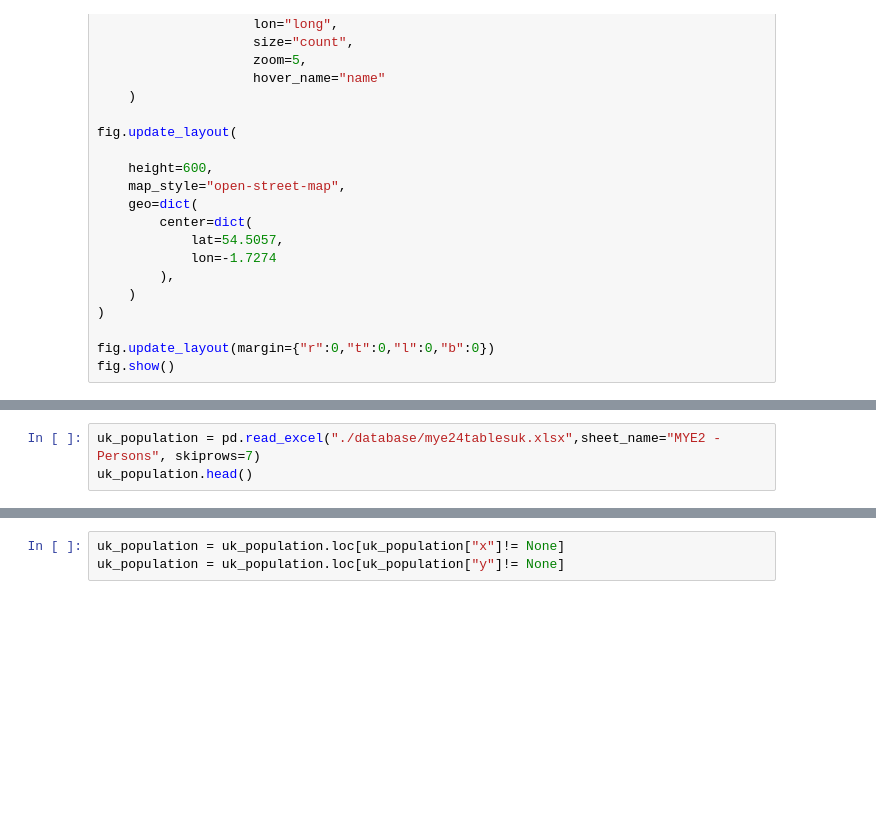
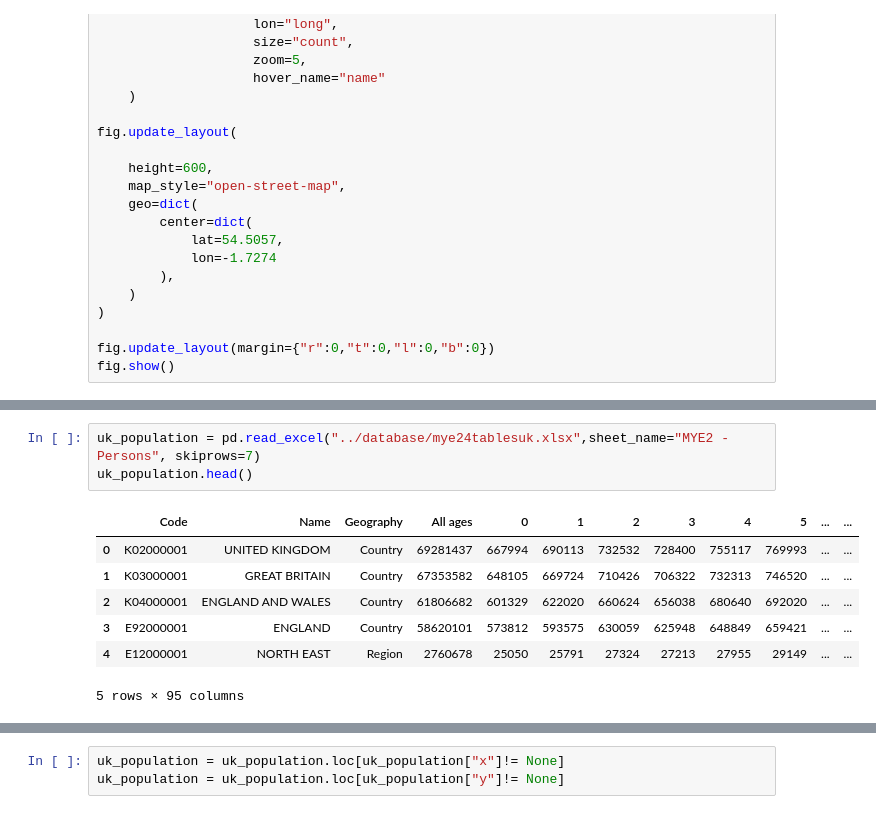
Before and after one commit to ItsVasconcellos/final-year-project, a Jupyter notebook: dataset_exploration/statiscal_analysis.ipynb, the cells around one changed output, grey strips where cells are left out. Saved outputs shown, nothing was run; the diff lists cells and outputs as text; blank space fills up the shorter version.

```diff
--- a/dataset_exploration/statiscal_analysis.ipynb
+++ b/dataset_exploration/statiscal_analysis.ipynb
@@ -121,6 +213,14 @@ uk_zip_code.columns
 # %%
-uk_population = pd.read_excel("./database/mye24tablesuk.xlsx",sheet_name="MYE2 - Persons", skiprows=7)
+uk_population = pd.read_excel("../database/mye24tablesuk.xlsx",sheet_name="MYE2 - Persons", skiprows=7)
 uk_population.head()
+# %% [output]
+|  | Code | Name | Geography | All ages | 0 | 1 | 2 | 3 | 4 | 5 | ... | ... |
+| 0 | K02000001 | UNITED KINGDOM | Country | 69281437 | 667994 | 690113 | 732532 | 728400 | 755117 | 769993 | ... | ... |
+| 1 | K03000001 | GREAT BRITAIN | Country | 67353582 | 648105 | 669724 | 710426 | 706322 | 732313 | 746520 | ... | ... |
+| 2 | K04000001 | ENGLAND AND WALES | Country | 61806682 | 601329 | 622020 | 660624 | 656038 | 680640 | 692020 | ... | ... |
+| 3 | E92000001 | ENGLAND | Country | 58620101 | 573812 | 593575 | 630059 | 625948 | 648849 | 659421 | ... | ... |
+| 4 | E12000001 | NORTH EAST | Region | 2760678 | 25050 | 25791 | 27324 | 27213 | 27955 | 29149 | ... | ... |
+5 rows × 95 columns
 # %%
 uk_population = uk_population.loc[uk_population["Geography"]!="Country"]
 uk_population.head()
```
Also changed, not shown: parts of 20 cells of this notebook.
